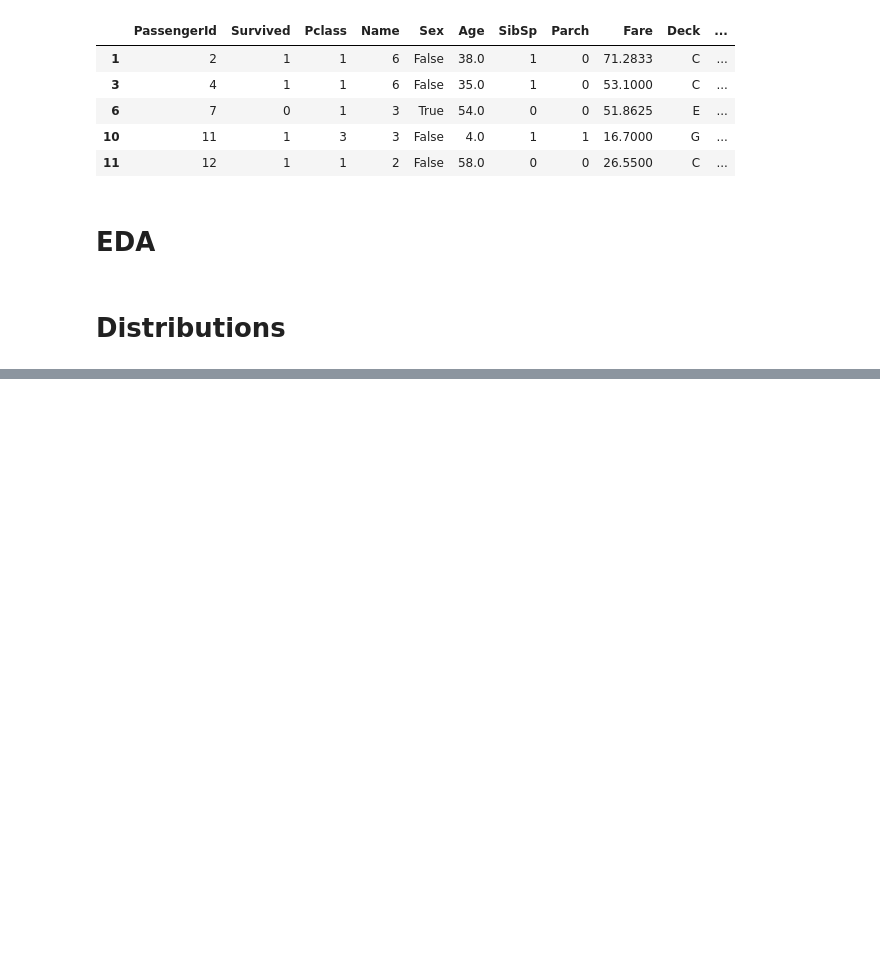
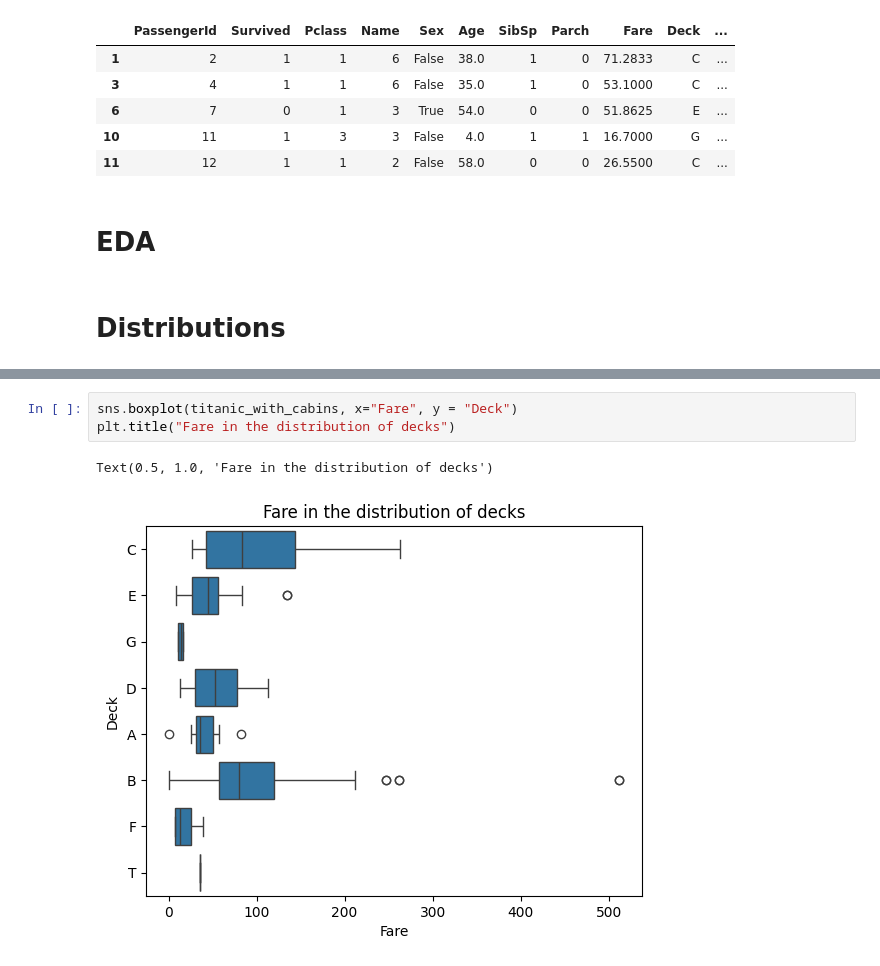
Before and after one commit to PigStep/ML-Titanic-Kaggle-contest, a Jupyter notebook: notebooks/ML titanic prediction/Titanic_notebook.ipynb, the cells around one changed output, grey strips where cells are left out. Saved outputs shown, nothing was run; the diff lists cells and outputs as text; blank space fills up the shorter version.

```diff
--- a/notebooks/ML titanic prediction/Titanic_notebook.ipynb
+++ b/notebooks/ML titanic prediction/Titanic_notebook.ipynb
@@ -135,0 +148,6 @@ titanic_with_cabins.head()
+# %%
+sns.boxplot(titanic_with_cabins, x="Fare", y = "Deck")
+plt.title("Fare in the distribution of decks")
+# %% [output]
+Text(0.5, 1.0, 'Fare in the distribution of decks')
+[figure, added]
```
Also changed, not shown: parts of 3 cells of this notebook.
